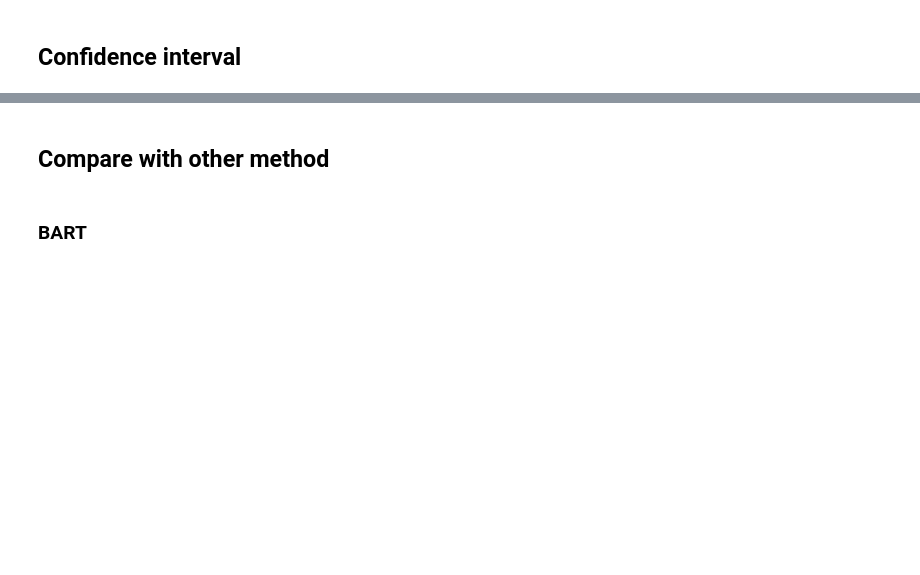
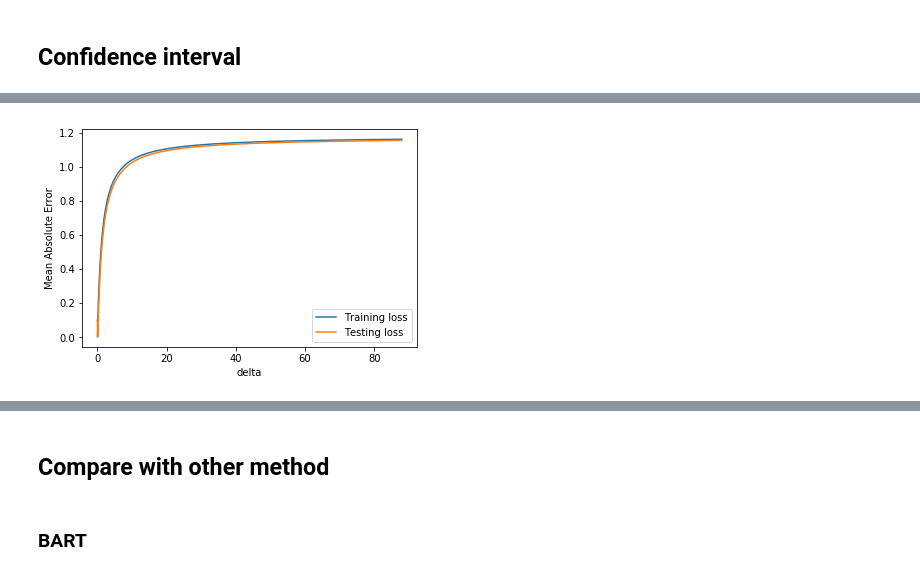
Before and after one commit to tridungduong16/InterpretableMachineLearning-ComprehensiveSurvey, a Jupyter notebook: Source Code/my_work/experiment/application/EconML_Purchase_Demand.ipynb, the cells around one changed output, grey strips where cells are left out. Drawn from its saved outputs; the diff is of its cells as text; code cells hidden in the pictures; blank space fills up the shorter version.

```diff
--- a/Source Code/my_work/experiment/application/EconML_Purchase_Demand.ipynb
+++ b/Source Code/my_work/experiment/application/EconML_Purchase_Demand.ipynb
@@ -384,0 +392,13 @@ fig.savefig(cf.FIGURE_PATH + '/demand_test.png')
+# %%
+fig = plt.figure()
+plt.plot(delta_seq, losses, label='Training loss')
+plt.plot(delta_seq, losses_test, label='Testing loss')
+
+plt.ylabel("Mean Absolute Error")
+plt.xlabel("delta")
+# plt.title("The changes of effects depending on delta")
+plt.legend()
+plt.show()
+fig.savefig(ecf.FIGURE_PATH + '/mae.png')
+# %% [output]
+[figure, added]
```
Also changed, not shown: parts of 28 cells of this notebook, 18 other files.
